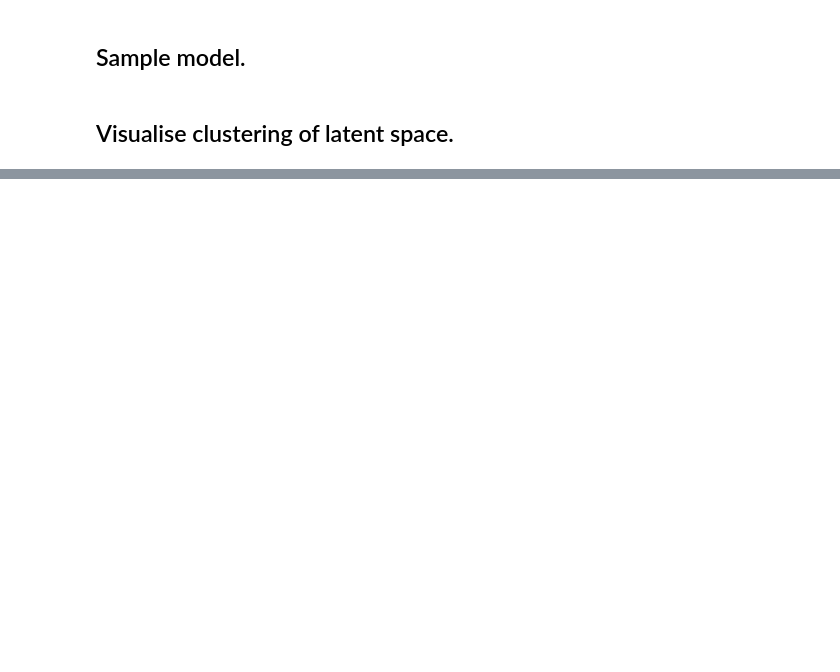
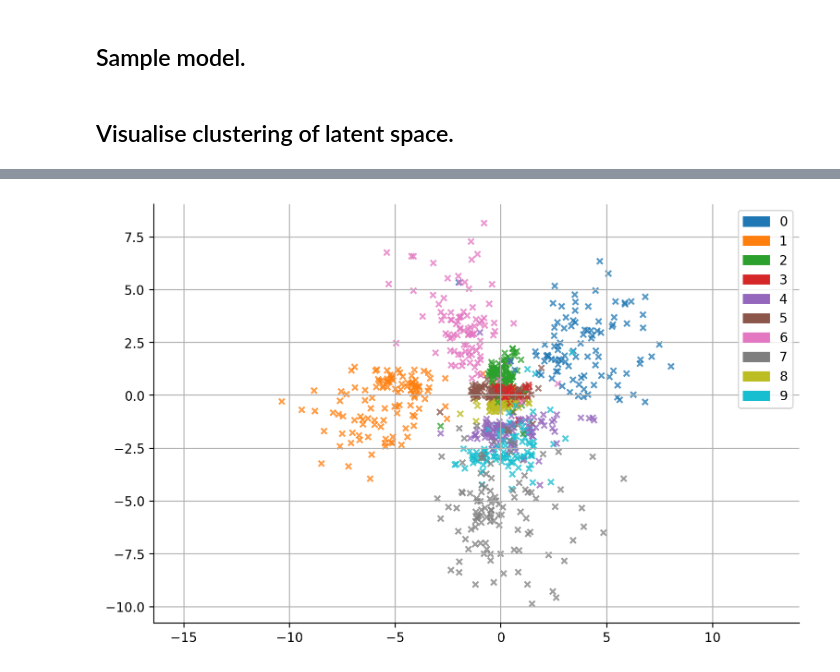
Before and after one commit to MattAshman/gmmvae, a Jupyter notebook: notebooks/gmmvae_test.ipynb, the cells around one changed output, grey strips where cells are left out. Saved outputs shown, nothing was run; the diff lists cells and outputs as text; code cells hidden in the pictures; blank space fills up the shorter version.

```diff
--- a/notebooks/gmmvae_test.ipynb
+++ b/notebooks/gmmvae_test.ipynb
@@ -126,6 +134,9 @@ def train_gmmvae(model, loader, optimiser, epoch):
         if isinstance(model, gmmvae.models.GMMVAEFixedCls):
             x = x.unsqueeze(1).float() / 255
             loss = -model.elbo(x, pi, num_samples=1)
+        elif isinstance(model, gmmvae.models.VAE):
+            x = x.view(-1, 784).float() / 255
+            loss = -model.elbo(x, num_samples=1)
         else:
             x = x.view(-1, 784).float() / 255
             loss = -model.elbo(x, pi, num_samples=1)
@@ -467,0 +331,23 @@ class LinearGaussianIndexed(nn.Module):
+# %%
+fig = plt.figure(figsize=(9, 6), dpi=200)
+
+x = gmmvae_dataset.x[:1000].view(-1, 784).float() / 255
+y = gmmvae_dataset.y[:1000]
+pi = gmmvae_dataset.cls_output[:1000]
+plot_vae(weighted_vae, x, y, pi)
+
+# Hide the right and top spines.
+ax = plt.gca()
+ax.spines['right'].set_visible(False)
+ax.spines['top'].set_visible(False)
+
+# Add legend.
+colours = plt.rcParams['axes.prop_cycle'].by_key()['color']
+custom_patches = [Rectangle((0, 0), 1, 1, color=colours[i]) for i in range(10)]
+ax.legend(custom_patches, [str(i) for i in range(10)])
+
+plt.grid(0.25)
+plt.savefig('../figures/mnist/weighted_vae_latent_space.png', dpi=400, bbox_inches='tight')
+plt.show()
+# %% [output]
+[figure, added]
```
Also changed, not shown: parts of 14 cells of this notebook, 2 other files.
